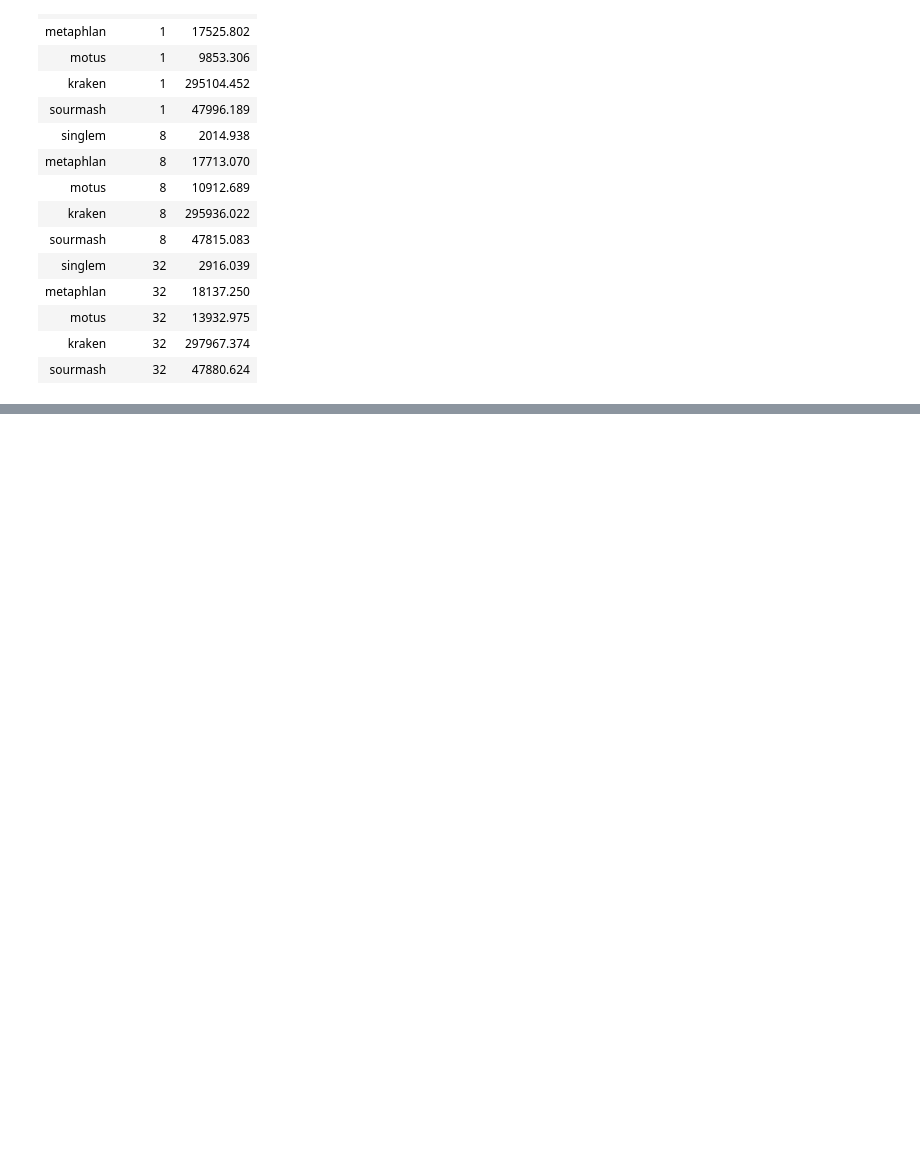
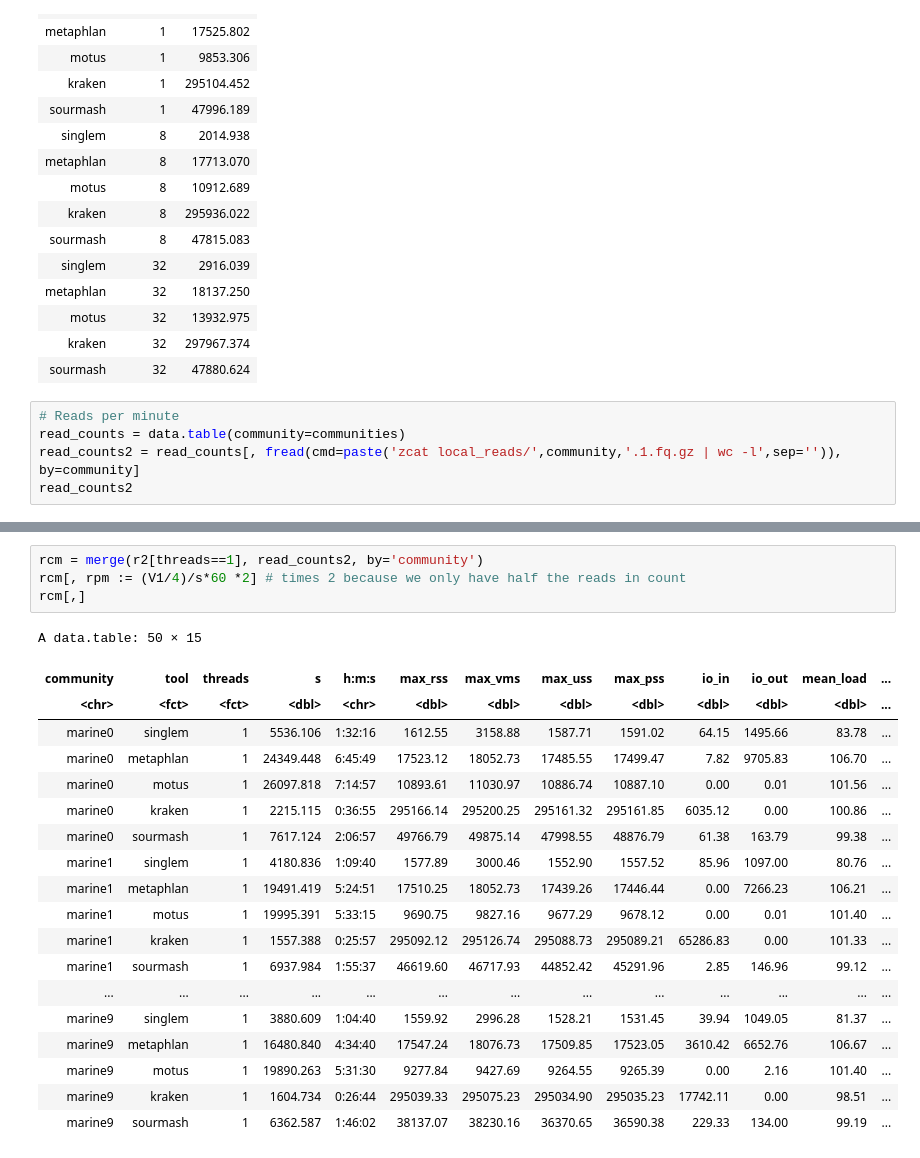
Before and after one commit to wwood/singlem-benchmarking, a Jupyter notebook: 1_novel_strains/plot.ipynb, the cells around one changed output, grey strips where cells are left out. Cells and saved outputs as stored; diff of their text form; blank space fills up the shorter version.

```diff
--- a/1_novel_strains/plot.ipynb
+++ b/1_novel_strains/plot.ipynb
@@ -166,3 +163,8 @@ A data.table: 15 × 3
 | motus | 32 | 13932.975 |
 | kraken | 32 | 297967.374 |
 | sourmash | 32 | 47880.624 |
+# %%
+# Reads per minute
+read_counts = data.table(community=communities)
+read_counts2 = read_counts[, fread(cmd=paste('zcat local_reads/',community,'.1.fq.gz | wc -l',sep='')), by=community]
+read_counts2
@@ -168,0 +185,24 @@ A data.table: 15 × 3
+# %%
+rcm = merge(r2[threads==1], read_counts2, by='community')
+rcm[, rpm := (V1/4)/s*60 *2] # times 2 because we only have half the reads in count
+rcm[,]
+# %% [output]
+A data.table: 50 × 15
+| community | tool | threads | s | h:m:s | max_rss | max_vms | max_uss | max_pss | io_in | io_out | mean_load | ... |
+| <chr> | <fct> | <fct> | <dbl> | <chr> | <dbl> | <dbl> | <dbl> | <dbl> | <dbl> | <dbl> | <dbl> | ... |
+| marine0 | singlem | 1 | 5536.106 | 1:32:16 | 1612.55 | 3158.88 | 1587.71 | 1591.02 | 64.15 | 1495.66 | 83.78 | ... |
+| marine0 | metaphlan | 1 | 24349.448 | 6:45:49 | 17523.12 | 18052.73 | 17485.55 | 17499.47 | 7.82 | 9705.83 | 106.70 | ... |
+| marine0 | motus | 1 | 26097.818 | 7:14:57 | 10893.61 | 11030.97 | 10886.74 | 10887.10 | 0.00 | 0.01 | 101.56 | ... |
+| marine0 | kraken | 1 | 2215.115 | 0:36:55 | 295166.14 | 295200.25 | 295161.32 | 295161.85 | 6035.12 | 0.00 | 100.86 | ... |
+| marine0 | sourmash | 1 | 7617.124 | 2:06:57 | 49766.79 | 49875.14 | 47998.55 | 48876.79 | 61.38 | 163.79 | 99.38 | ... |
+| marine1 | singlem | 1 | 4180.836 | 1:09:40 | 1577.89 | 3000.46 | 1552.90 | 1557.52 | 85.96 | 1097.00 | 80.76 | ... |
+| marine1 | metaphlan | 1 | 19491.419 | 5:24:51 | 17510.25 | 18052.73 | 17439.26 | 17446.44 | 0.00 | 7266.23 | 106.21 | ... |
+| marine1 | motus | 1 | 19995.391 | 5:33:15 | 9690.75 | 9827.16 | 9677.29 | 9678.12 | 0.00 | 0.01 | 101.40 | ... |
+| marine1 | kraken | 1 | 1557.388 | 0:25:57 | 295092.12 | 295126.74 | 295088.73 | 295089.21 | 65286.83 | 0.00 | 101.33 | ... |
+| marine1 | sourmash | 1 | 6937.984 | 1:55:37 | 46619.60 | 46717.93 | 44852.42 | 45291.96 | 2.85 | 146.96 | 99.12 | ... |
+| ... | ... | ... | ... | ... | ... | ... | ... | ... | ... | ... | ... | ... |
+| marine9 | singlem | 1 | 3880.609 | 1:04:40 | 1559.92 | 2996.28 | 1528.21 | 1531.45 | 39.94 | 1049.05 | 81.37 | ... |
+| marine9 | metaphlan | 1 | 16480.840 | 4:34:40 | 17547.24 | 18076.73 | 17509.85 | 17523.05 | 3610.42 | 6652.76 | 106.67 | ... |
+| marine9 | motus | 1 | 19890.263 | 5:31:30 | 9277.84 | 9427.69 | 9264.55 | 9265.39 | 0.00 | 2.16 | 101.40 | ... |
+| marine9 | kraken | 1 | 1604.734 | 0:26:44 | 295039.33 | 295075.23 | 295034.90 | 295035.23 | 17742.11 | 0.00 | 98.51 | ... |
+| marine9 | sourmash | 1 | 6362.587 | 1:46:02 | 38137.07 | 38230.16 | 36370.65 | 36590.38 | 229.33 | 134.00 | 99.19 | ... |
```
Also changed, not shown: parts of 3 cells of this notebook, 5 other files.
